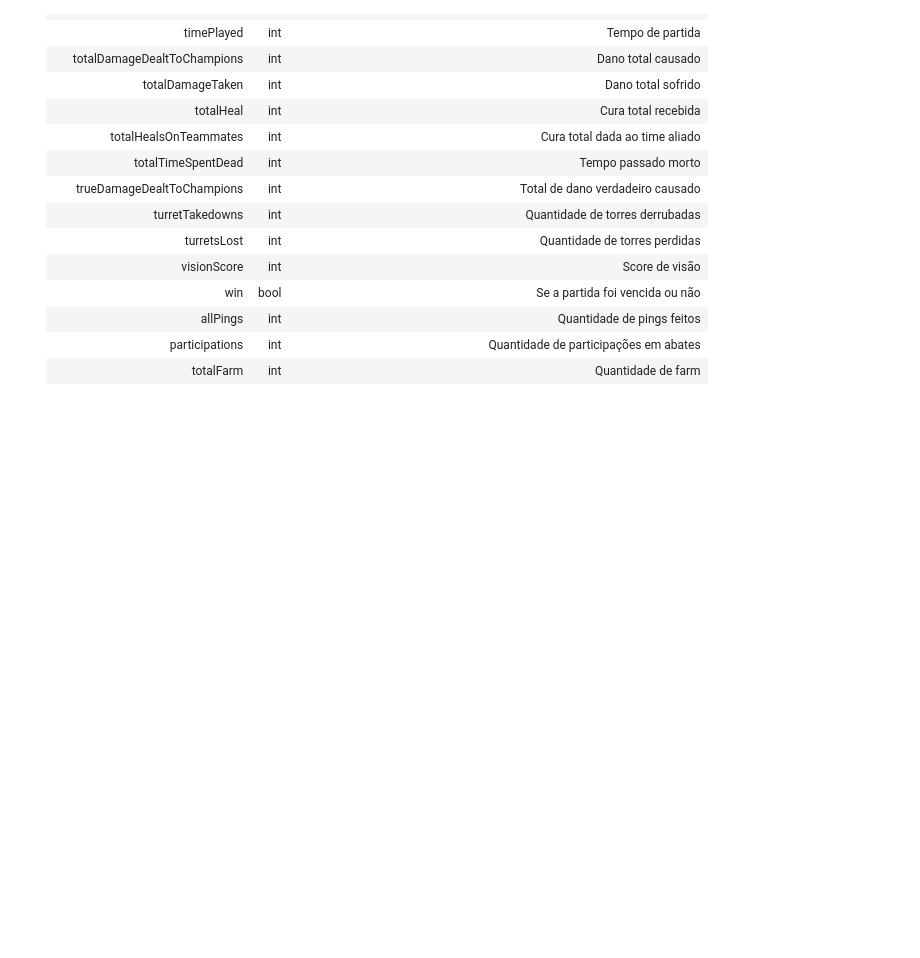
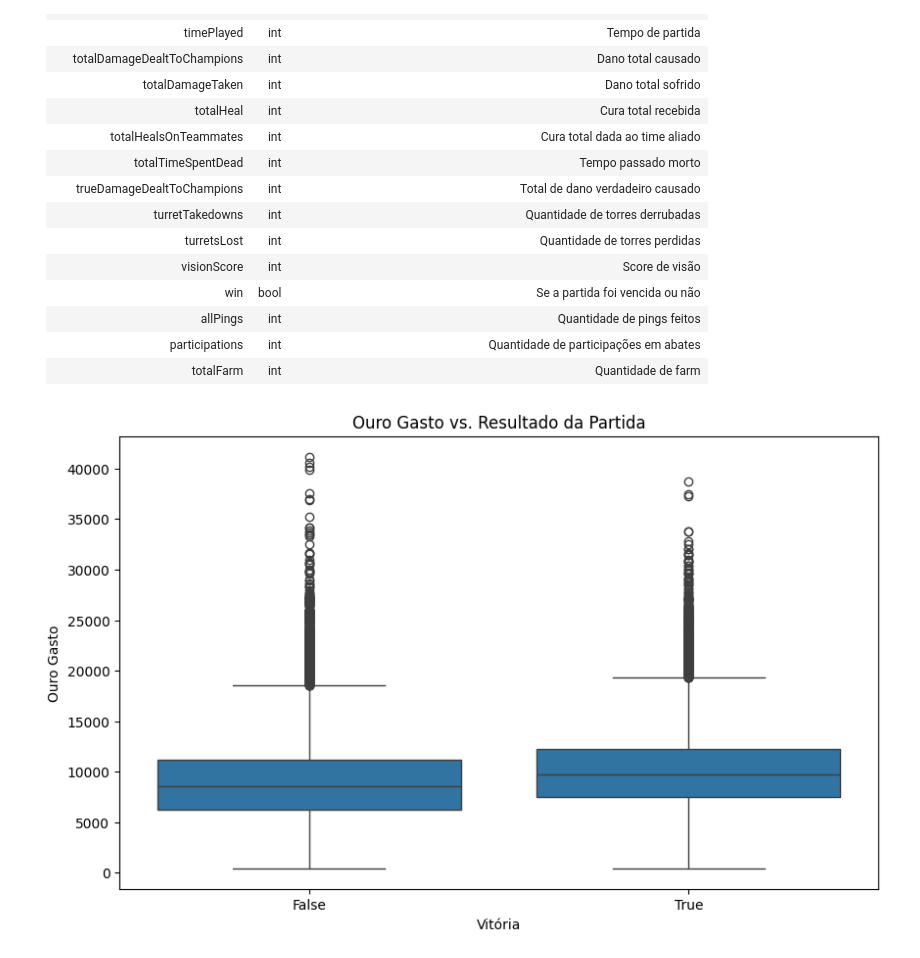
Before and after one commit to shadyrajab/predict-lol-match, a Jupyter notebook: mineracao.ipynb, the cells around one changed output. Cells and saved outputs as stored; diff of their text form; code cells hidden in the pictures; blank space fills up the shorter version.

```diff
--- a/mineracao.ipynb
+++ b/mineracao.ipynb
@@ -401,3 +403,12 @@ Com todas as limpezas que fizemos, conseguimos reduzir a quantidade de colunas d
 | allPings | int | Quantidade de pings feitos |
 | participations | int | Quantidade de participações em abates |
 | totalFarm | int | Quantidade de farm |
+# %%
+plt.figure(figsize=(10, 6))
+sns.boxplot(data=matchs, x='win', y='goldSpent')
+plt.title('Ouro Gasto vs. Resultado da Partida')
+plt.xlabel('Vitória')
+plt.ylabel('Ouro Gasto')
+plt.show()
+# %% [output]
+[figure, added]
```
Also changed, not shown: parts of 4 cells of this notebook.
